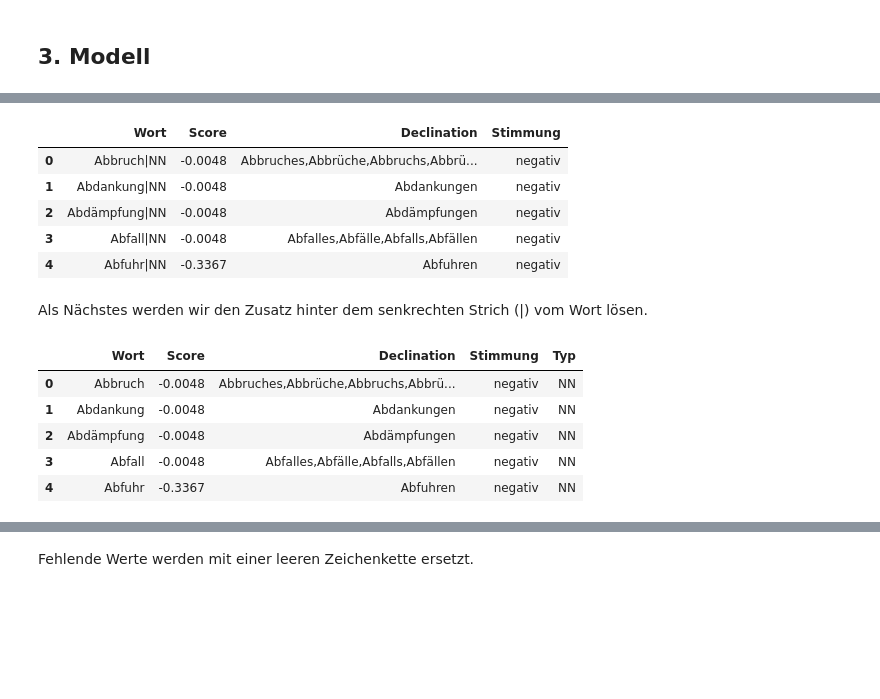
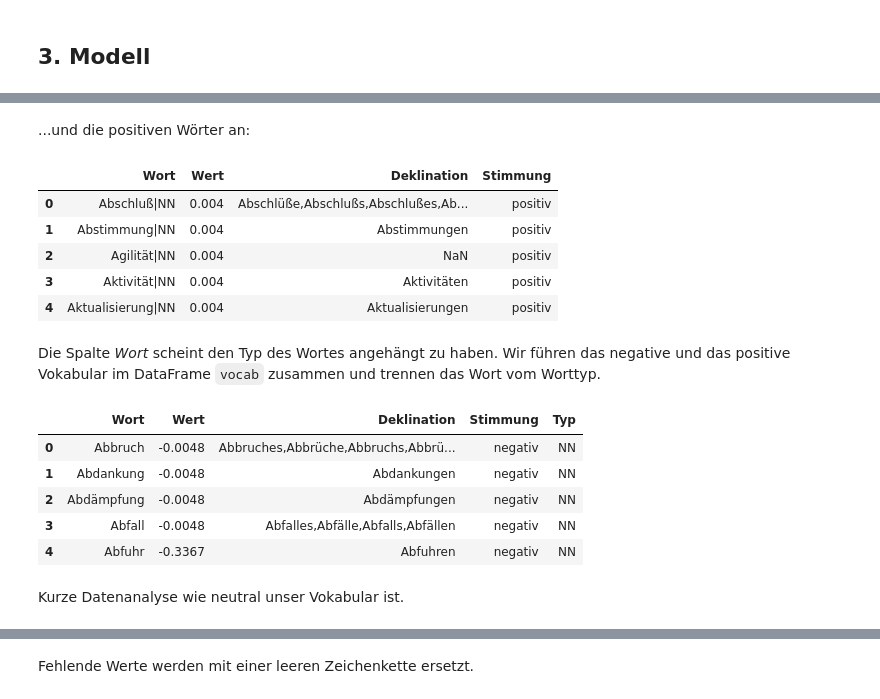
Before and after one commit to orca-nrw/lernmodul-texte, a Jupyter notebook: index.ipynb, the cells around one changed output, grey strips where cells are left out. Saved outputs shown, nothing was run; the diff lists cells and outputs as text; code cells hidden in the pictures; blank space fills up the shorter version.

```diff
--- a/index.ipynb
+++ b/index.ipynb
@@ -323,29 +362,28 @@ Von den ursprünglich 100 Tweets sind nach unserer Datenaufbereitung lediglich 6
+# %% [markdown]
+...und die positiven Wörter an:
 # %%
-positive = pd.read_csv('./positive.txt', lineterminator='\n', sep='\t', header=0, names=['Wort', 'Score', 'Declination'])
+positive = pd.read_csv('./positive.txt', lineterminator='\n', sep='\t', header=0, names=['Wort', 'Wert', 'Deklination'])
 positive['Stimmung'] = 'positiv'
-
-negative = pd.read_csv('./negative.txt', lineterminator='\n', sep='\t', header=0, names=['Wort', 'Score', 'Declination'])
-negative['Stimmung'] = 'negativ'
-
-vocab = pd.concat([negative, positive])
-assert positive.size + negative.size == vocab.size
-vocab.head()
+positive.head()
 # %% [output]
-|  | Wort | Score | Declination | Stimmung |
-| 0 | Abbruch|NN | -0.0048 | Abbruches,Abbrüche,Abbruchs,Abbrü... | negativ |
-| 1 | Abdankung|NN | -0.0048 | Abdankungen | negativ |
-| 2 | Abdämpfung|NN | -0.0048 | Abdämpfungen | negativ |
-| 3 | Abfall|NN | -0.0048 | Abfalles,Abfälle,Abfalls,Abfällen | negativ |
-| 4 | Abfuhr|NN | -0.3367 | Abfuhren | negativ |
+|  | Wort | Wert | Deklination | Stimmung |
+| 0 | Abschluß|NN | 0.004 | Abschlüße,Abschlußs,Abschlußes,Ab... | positiv |
+| 1 | Abstimmung|NN | 0.004 | Abstimmungen | positiv |
+| 2 | Agilität|NN | 0.004 | NaN | positiv |
+| 3 | Aktivität|NN | 0.004 | Aktivitäten | positiv |
+| 4 | Aktualisierung|NN | 0.004 | Aktualisierungen | positiv |
-# %% [markdown]
-Als Nächstes werden wir den Zusatz hinter dem senkrechten Strich (|) vom Wort lösen.
+# %% [markdown]
+Die Spalte _Wort_ scheint den Typ des Wortes angehängt zu haben. Wir führen das negative und das positive Vokabular im DataFrame `vocab` zusammen und trennen das Wort vom Worttyp.
 # %%
+vocab = pd.concat([negative, positive]) # assert positive.size + negative.size == vocab.size
 vocab[['Wort', 'Typ']] = vocab['Wort'].str.split('|', 1, expand=True)
 vocab.head()
 # %% [output]
-|  | Wort | Score | Declination | Stimmung | Typ |
+|  | Wort | Wert | Deklination | Stimmung | Typ |
 | 0 | Abbruch | -0.0048 | Abbruches,Abbrüche,Abbruchs,Abbrü... | negativ | NN |
 | 1 | Abdankung | -0.0048 | Abdankungen | negativ | NN |
 | 2 | Abdämpfung | -0.0048 | Abdämpfungen | negativ | NN |
 | 3 | Abfall | -0.0048 | Abfalles,Abfälle,Abfalls,Abfällen | negativ | NN |
 | 4 | Abfuhr | -0.3367 | Abfuhren | negativ | NN |
+# %% [markdown]
+Kurze Datenanalyse wie neutral unser Vokabular ist.
```
Also changed, not shown: parts of 80 cells of this notebook, 1 other file.
